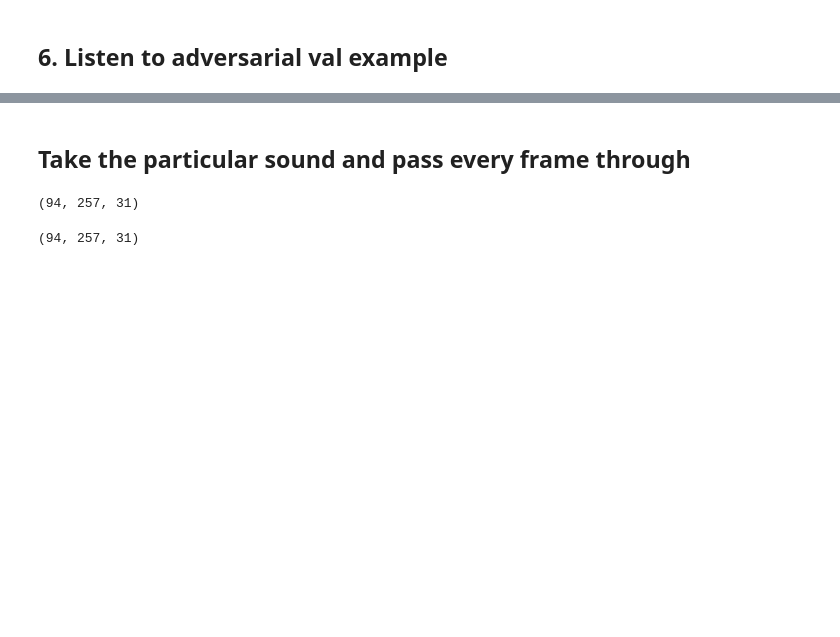
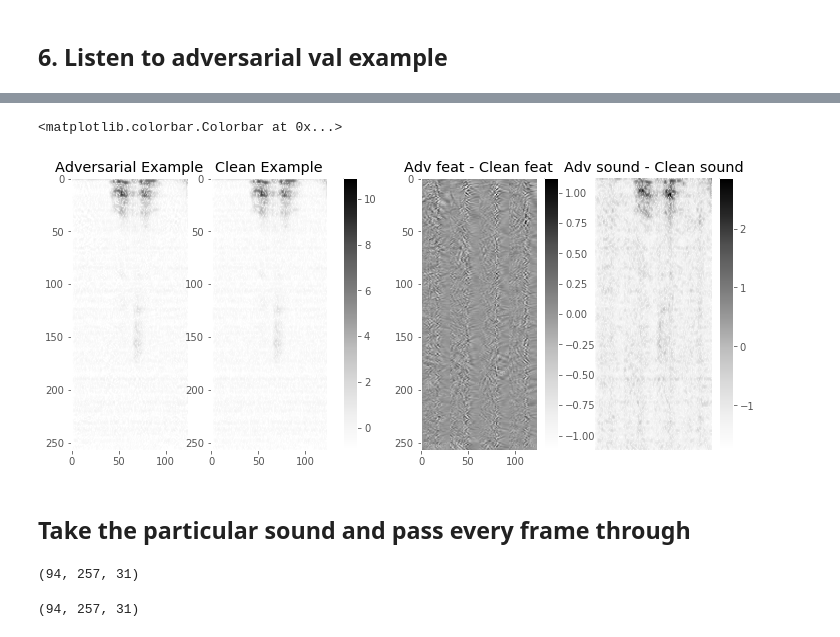
Before and after one commit to ilyakava/py3fst, a Jupyter notebook: Fast_Gradient_Demo.ipynb, the cells around one changed output, grey strips where cells are left out. Cells and saved outputs as stored; diff of their text form; code cells hidden in the pictures; blank space fills up the shorter version.

```diff
--- a/Fast_Gradient_Demo.ipynb
+++ b/Fast_Gradient_Demo.ipynb
@@ -304,3 +366,39 @@ Text(0.5, 1.0, 'Original waveform (black) with adv noise (yellow)')
+# %%
+# Greys is a color map for: black hot
+fig, (ax1, ax2, ax3, ax4) = plt.subplots(1, 4,figsize=(12,5))
+ax1.imshow( unbatched_adv[sound_i], aspect='auto', cmap='Greys', vmin=min_input_value, vmax=max_input_value)
+ax1.set_title("Adversarial Example")
+ax1.grid(False)
+im = ax2.imshow( specs[sound_i], aspect='auto', cmap='Greys', vmin=min_input_value, vmax=max_input_value)
+ax2.set_title("Clean Example")
+ax2.grid(False)
+
+abs_diff = unbatched_adv[sound_i] - specs[sound_i]
+im3 = ax3.imshow( abs_diff, aspect='auto', cmap='Greys', vmin=abs_diff.min(), vmax=abs_diff.max())
+ax3.set_title("Adv feat - Clean feat")
+ax3.grid(False)
+
+err_stft = librosa.core.stft(err_sound,
+        win_length=16000//40,
+        hop_length=160,
+        n_fft=512)
+err_feat = (np.abs(err_stft)**0.3 - mean)/ std_dev
+im4 = ax4.imshow( err_feat, aspect='auto', cmap='Greys', vmin=err_feat.min(), vmax=err_feat.max())
+ax4.set_title("Adv sound - Clean sound")
+ax4.grid(False)
+ax4.axis('off')
+
+cax,kw = mpl.colorbar.make_axes([ax for ax in (ax1, ax2)])
+plt.colorbar(im, cax=cax, **kw)
+
+cax,kw = mpl.colorbar.make_axes([ax3])
+plt.colorbar(im3, cax=cax, **kw)
+
+cax,kw = mpl.colorbar.make_axes([ax4])
+plt.colorbar(im4, cax=cax, **kw)
+# %% [output]
+<matplotlib.colorbar.Colorbar at 0x...>
+[figure, added]
 # %% [markdown]
 ## Take the particular sound and pass every frame through
 # %%
```
Also changed, not shown: parts of 45 cells of this notebook.
